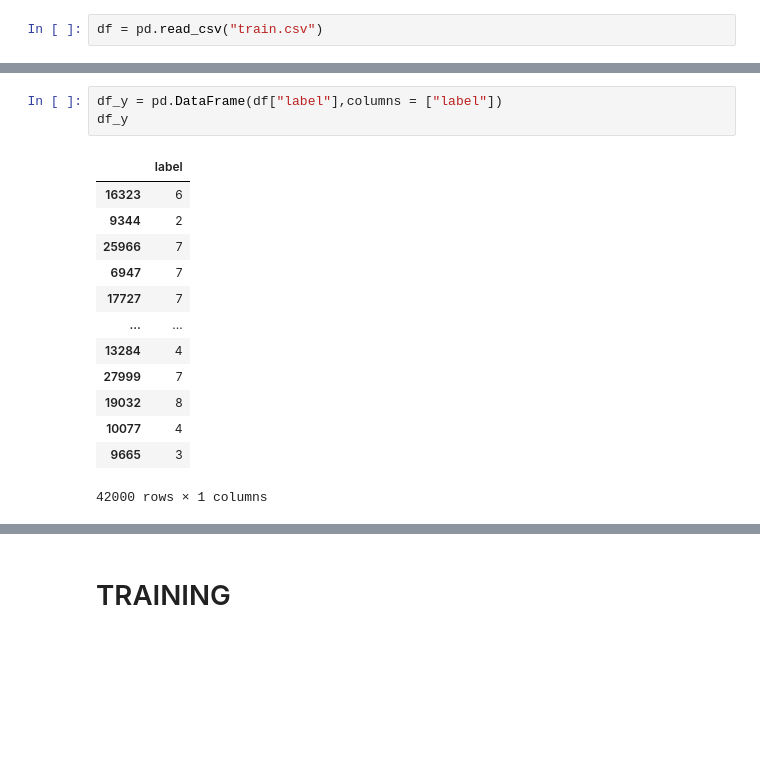
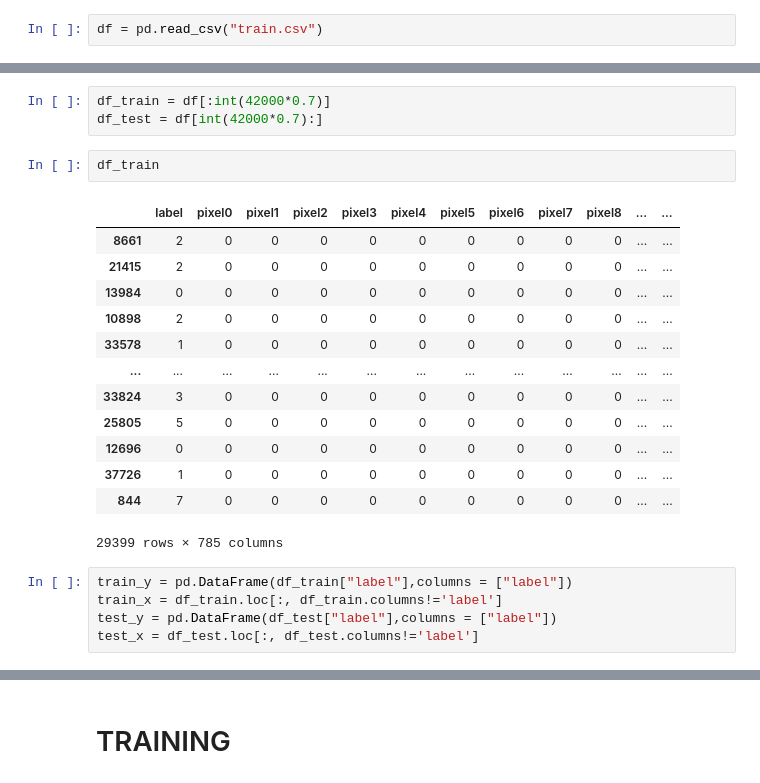
Before and after one commit to Orixtosius/MNIST, a Jupyter notebook: mnist.ipynb, the cells around one changed output, grey strips where cells are left out. Cells and saved outputs as stored; diff of their text form; blank space fills up the shorter version.

```diff
--- a/mnist.ipynb
+++ b/mnist.ipynb
@@ -24,18 +24,25 @@ df
 42000 rows × 785 columns
+# %%
+df_train = df[:int(42000*0.7)]
+df_test = df[int(42000*0.7):]
+# %%
+df_train
+# %% [output]
+|  | label | pixel0 | pixel1 | pixel2 | pixel3 | pixel4 | pixel5 | pixel6 | pixel7 | pixel8 | ... | ... |
+| 8661 | 2 | 0 | 0 | 0 | 0 | 0 | 0 | 0 | 0 | 0 | ... | ... |
+| 21415 | 2 | 0 | 0 | 0 | 0 | 0 | 0 | 0 | 0 | 0 | ... | ... |
+| 13984 | 0 | 0 | 0 | 0 | 0 | 0 | 0 | 0 | 0 | 0 | ... | ... |
+| 10898 | 2 | 0 | 0 | 0 | 0 | 0 | 0 | 0 | 0 | 0 | ... | ... |
+| 33578 | 1 | 0 | 0 | 0 | 0 | 0 | 0 | 0 | 0 | 0 | ... | ... |
+| ... | ... | ... | ... | ... | ... | ... | ... | ... | ... | ... | ... | ... |
+| 33824 | 3 | 0 | 0 | 0 | 0 | 0 | 0 | 0 | 0 | 0 | ... | ... |
+| 25805 | 5 | 0 | 0 | 0 | 0 | 0 | 0 | 0 | 0 | 0 | ... | ... |
+| 12696 | 0 | 0 | 0 | 0 | 0 | 0 | 0 | 0 | 0 | 0 | ... | ... |
+| 37726 | 1 | 0 | 0 | 0 | 0 | 0 | 0 | 0 | 0 | 0 | ... | ... |
+| 844 | 7 | 0 | 0 | 0 | 0 | 0 | 0 | 0 | 0 | 0 | ... | ... |
+29399 rows × 785 columns
 # %%
-df_y = pd.DataFrame(df["label"],columns = ["label"])
-df_y
+train_y = pd.DataFrame(df_train["label"],columns = ["label"])
+train_x = df_train.loc[:, df_train.columns!='label']
+test_y = pd.DataFrame(df_test["label"],columns = ["label"])
+test_x = df_test.loc[:, df_test.columns!='label']
-# %% [output]
-|  | label |
-| 16323 | 6 |
-| 9344 | 2 |
-| 25966 | 7 |
-| 6947 | 7 |
-| 17727 | 7 |
-| ... | ... |
-| 13284 | 4 |
-| 27999 | 7 |
-| 19032 | 8 |
-| 10077 | 4 |
-| 9665 | 3 |
-42000 rows × 1 columns
```
Also changed, not shown: parts of 22 cells of this notebook.
